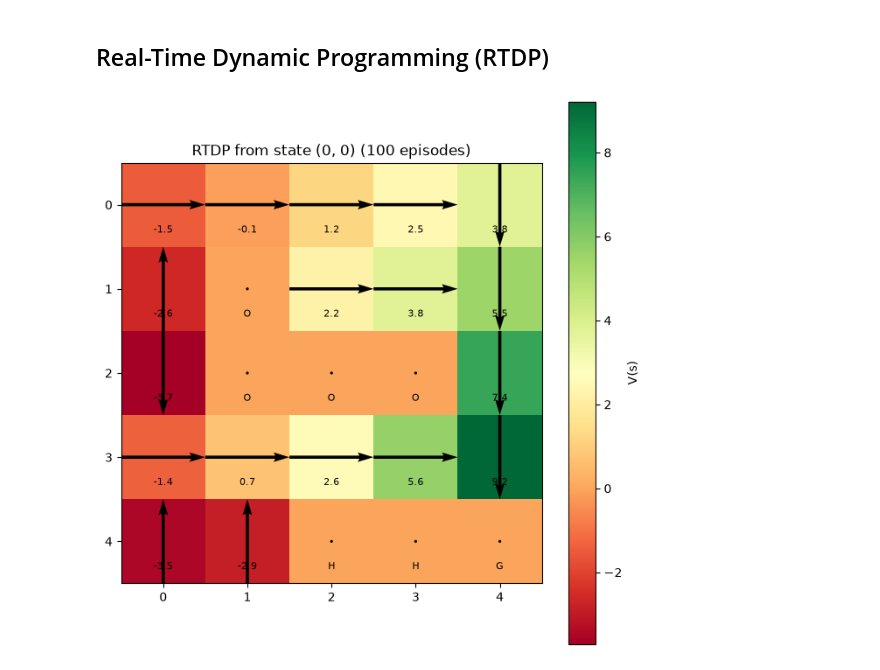
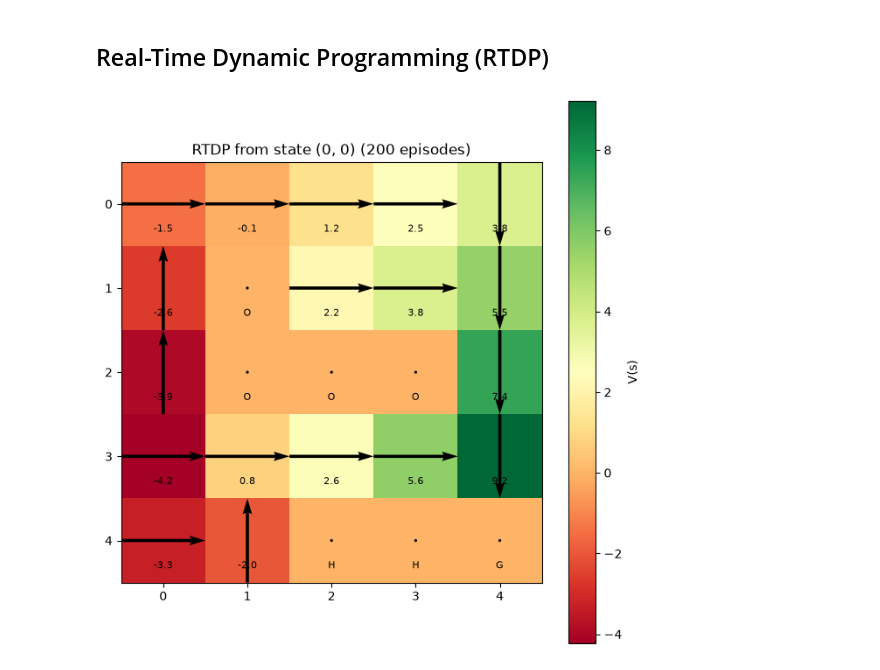
Before and after one commit to jp-mouraa/markov-decision-process, a Jupyter notebook: notebooks/single-agent/MDP.ipynb, the cells around one changed output. Drawn from its saved outputs; the diff is of its cells as text; code cells hidden in the pictures.

Commit message:
up: epsilon

```diff
--- a/notebooks/single-agent/MDP.ipynb
+++ b/notebooks/single-agent/MDP.ipynb
@@ -345,7 +345,7 @@ Policy: {(0, 0): 'RIGHT', (0, 1): 'RIGHT', (0, 2): 'RIGHT', (0, 3): 'RIGHT', (0,
 # %% [markdown]
 ## Real-Time Dynamic Programming (RTDP)
 # %%
-def rtdp(mdp, start_state, n_episodes=100, max_steps=200, seed=None):
+def rtdp(mdp, start_state, n_episodes=100, max_steps=200, seed=None, epsilon=0.1):
     S, A, T, R, gamma = mdp["S"], mdp["A"], mdp["T"], mdp["R"], mdp["gamma"]
     terminais = {"Goal", "Hole", "Obstacle"}
 
@@ -356,35 +356,49 @@ def rtdp(mdp, start_state, n_episodes=100, max_steps=200, seed=None):
     for _ in range(n_episodes):
         s = start_state
         steps = 0
 
         while S[s] not in terminais and steps < max_steps:
             # Bellman - same as Value Iteration, but only for the current state 's'
             action_values = {}
             for a in A:
                 total = sum(prob * (R[s2] + gamma * V[s2]) for s2, prob in T[s][a].items())
                 action_values[a] = total
 
             best_action = max(action_values, key=action_values.get)
             V[s] = action_values[best_action]
+
+            if rng.random() < epsilon:
+                action = rng.choice(list(A.keys()))
+            else:
+                action = best_action
             visits_per_state[s] += 1
 
             # simulate - determine the next state by sampling from the transition distribution
-            destinations = list(T[s][best_action].keys())
-            probs = list(T[s][best_action].values())
+            destinations = list(T[s][action].keys())
+            probs = list(T[s][action].values())
             s = destinations[rng.choice(len(destinations), p=probs)]
 
             steps += 1
 
     return V, visits_per_state
 
 
 start_state = (0, 0)
-n_episodes = 100
-V_rtdp, visits = rtdp(mdp, start_state=start_state, n_episodes=n_episodes, max_steps=2000, seed=42)
+n_episodes = 200
+epsilon = 0.1
+max_steps = 50
+
+V_rtdp, visits = rtdp(mdp,
+                      start_state=start_state,
+                      n_episodes=n_episodes,
+                      max_steps=max_steps,
+                      epsilon=epsilon,
+                      seed=42)
+
 policy_rtdp = policy_extraction(mdp, V_rtdp)
 
 fig = plot_value_and_policy(V_rtdp, policy_rtdp, world, set_of_states, plot_size=1.3,
                              titulo=f"RTDP from state {start_state} ({n_episodes} episodes)")
 plt.show()
 # %% [output]
-[figure, old version]
+[figure, new version]
```
